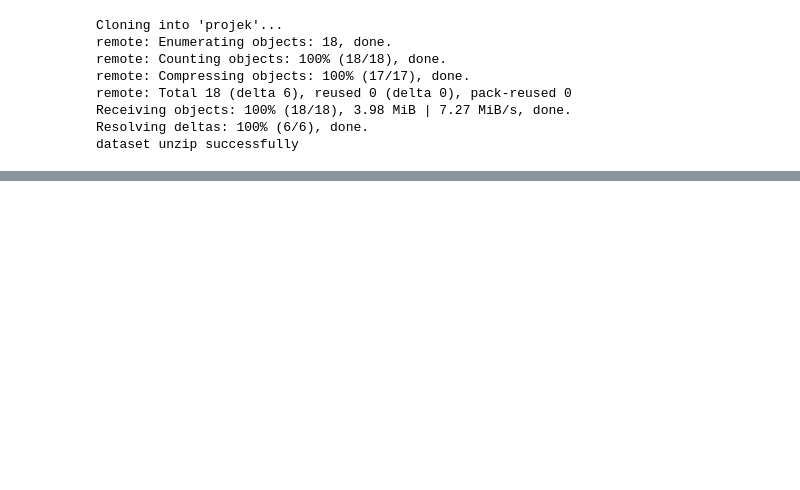
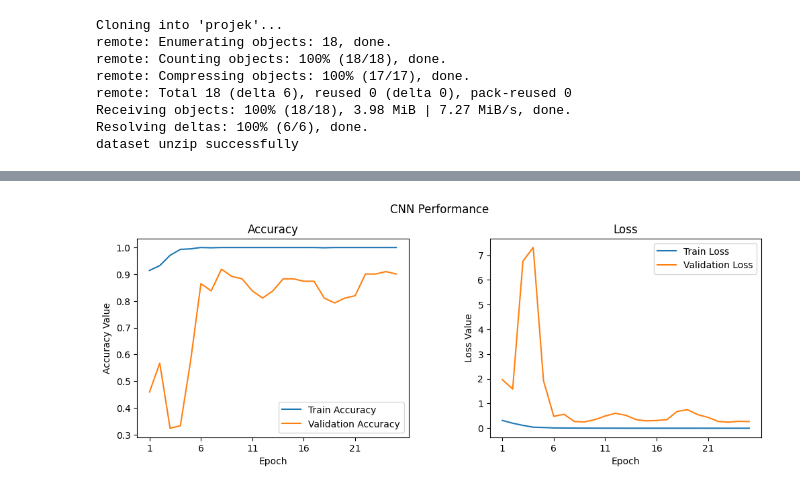
Before and after one commit to fahmisyuhada/Klasifikasi-tulisan-tangan-huruf-aksara-sasak-cnn, a Jupyter notebook: run2.ipynb, the cells around one changed output, grey strips where cells are left out. Saved outputs shown, nothing was run; the diff lists cells and outputs as text; code cells hidden in the pictures; blank space fills up the shorter version.

```diff
--- a/run2.ipynb
+++ b/run2.ipynb
@@ -51,7 +51,7 @@ for char in karakter:
       dataset.append(np.array(image))
       label.append(char[1])
 # %%
-X_train, X_test, y_train, y_test = train_test_split(dataset, to_categorical(np.array(label)), test_size = 0.20, random_state = 0)
+X_train, X_test, y_train, y_test = train_test_split(dataset, to_categorical(np.array(label)), test_size = 0.1, random_state = 1)
 # %%
 ###########################################
 ### Second : Using Sequential model #######
@@ -78,7 +78,7 @@ model.add(Dropout(0.2))
 model.add(Dense(activation = 'relu', units=256))
 model.add(BatchNormalization(axis = -1))
 model.add(Dropout(0.2))
-model.add(Dense(activation = 'sigmoid', units=5))
+model.add(Dense(activation = 'sigmoid', units=18))
 model.compile(optimizer = 'adam', loss = 'categorical_crossentropy', metrics = ['accuracy'])
 print(model.summary())
 # %% [output]
@@ -142,0 +148,26 @@ Epoch 25/25
+# %%
+import matplotlib.pyplot as plt
+
+f, (ax1, ax2) = plt.subplots(1, 2, figsize=(12, 4))
+t = f.suptitle('CNN Performance', fontsize=12)
+f.subplots_adjust(top=0.85, wspace=0.3)
+
+max_epoch = len(history.history['accuracy'])+1
+epoch_list = list(range(1,max_epoch))
+ax1.plot(epoch_list, history.history['accuracy'], label='Train Accuracy')
+ax1.plot(epoch_list, history.history['val_accuracy'], label='Validation Accuracy')
+ax1.set_xticks(np.arange(1, max_epoch, 5))
+ax1.set_ylabel('Accuracy Value')
+ax1.set_xlabel('Epoch')
+ax1.set_title('Accuracy')
+l1 = ax1.legend(loc="best")
+
+ax2.plot(epoch_list, history.history['loss'], label='Train Loss')
+ax2.plot(epoch_list, history.history['val_loss'], label='Validation Loss')
+ax2.set_xticks(np.arange(1, max_epoch, 5))
+ax2.set_ylabel('Loss Value')
+ax2.set_xlabel('Epoch')
+ax2.set_title('Loss')
+l2 = ax2.legend(loc="best")
+# %% [output]
+[figure, added]
```
Also changed, not shown: parts of 3 cells of this notebook.
